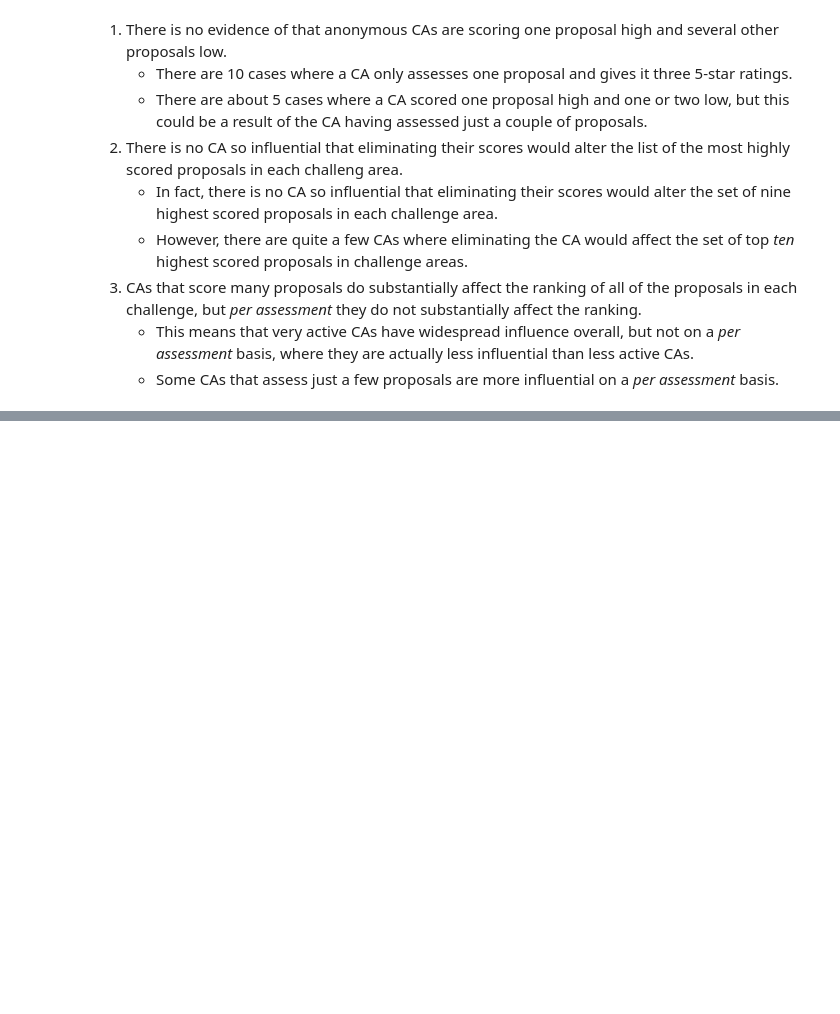
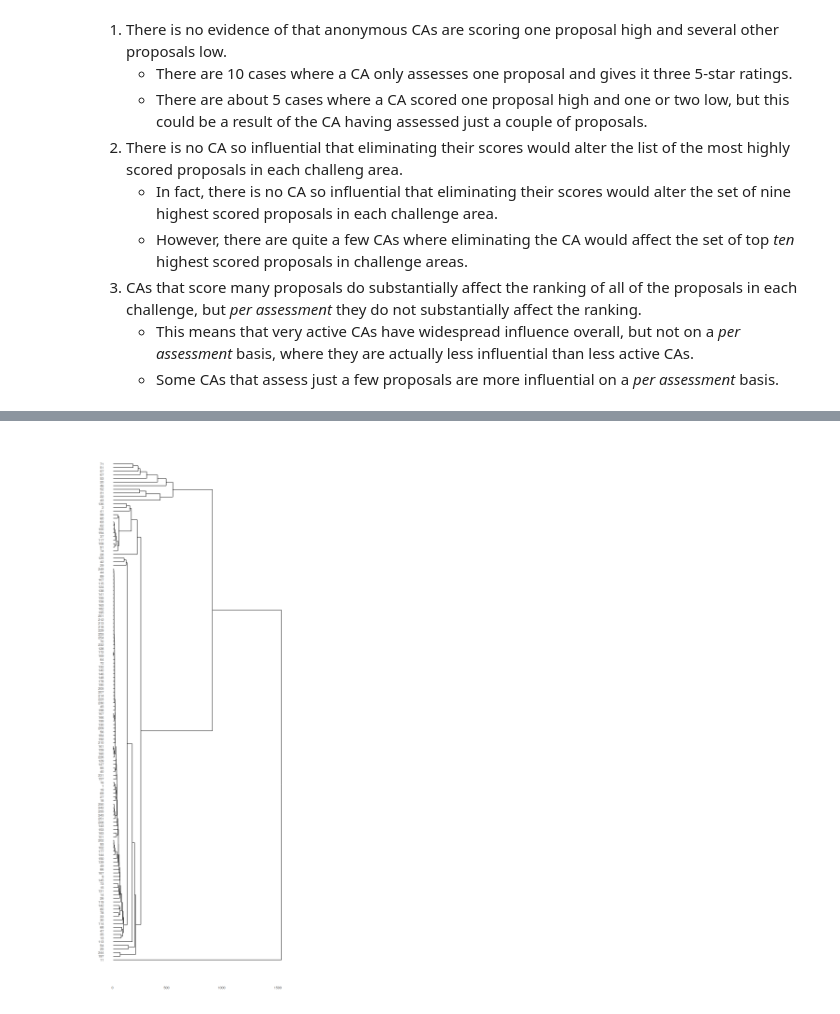
Before and after one commit to bwbush/catalyst-assessment-analyses, a Jupyter notebook: f5-exploratory-analysis.ipynb, the cells around one changed output, grey strips where cells are left out. Cells and saved outputs as stored; diff of their text form; code cells hidden in the pictures; blank space fills up the shorter version.

```diff
--- a/f5-exploratory-analysis.ipynb
+++ b/f5-exploratory-analysis.ipynb
@@ -377,0 +503,10 @@ ggtitle("How Many Proposal Ranks Change if a CA's Assessments are Eliminated")
+# %%
+v <- matrix(NA, nrow = 138, ncol = 138)
+rownames(v) <- colnames(u)
+colnames(v) <- colnames(u)
+for (i in 1:138)
+    for (j in 1:138)
+        v[i, j] <- length(which(as.vector(u[, i] != u[, j])))
+v <- as.dist(v)
+# %%
+vp <- hclust(v, method = "ward.D")
@@ -377,0 +515,4 @@ ggtitle("How Many Proposal Ranks Change if a CA's Assessments are Eliminated")
+# %%
+ggdendrogram(vp, rotate = TRUE)
+# %% [output]
+[figure, added]
```
Also changed, not shown: parts of 17 cells of this notebook, 1 other file.
